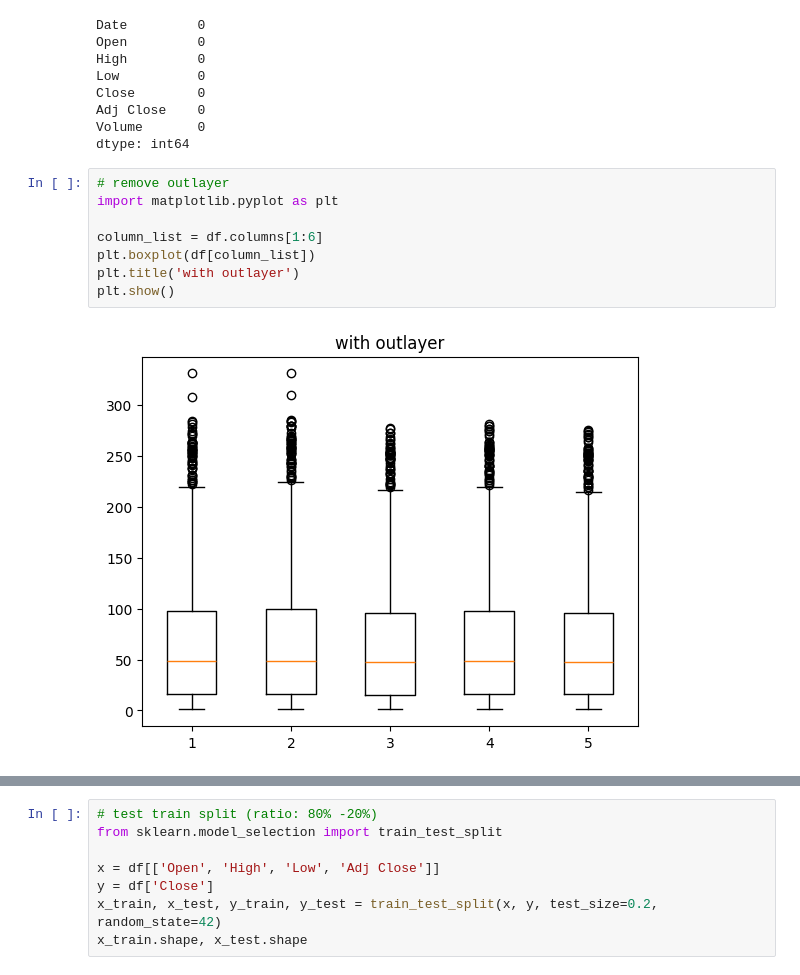
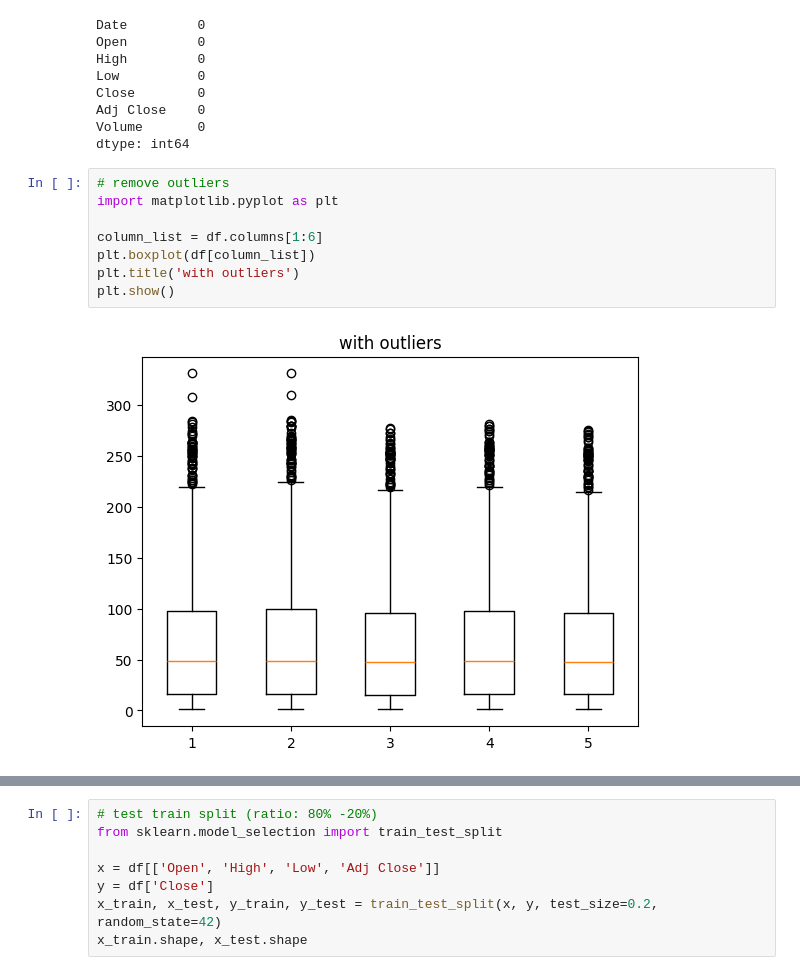
Before and after one commit to mohitnandaniya/Data-Science, a Jupyter notebook: P1/Pridecting_RPower_Prices.ipynb, the cells around one changed output, grey strips where cells are left out. Cells and saved outputs as stored; diff of their text form.

```diff
--- a/P1/Pridecting_RPower_Prices.ipynb
+++ b/P1/Pridecting_RPower_Prices.ipynb
@@ -47,15 +47,15 @@ Adj Close    0
 Volume       0
 dtype: int64
 # %%
-# remove outlayer
+# remove outliers
 import matplotlib.pyplot as plt
 
 column_list = df.columns[1:6]
 plt.boxplot(df[column_list])
-plt.title('with outlayer')
+plt.title('with outliers')
 plt.show()
 # %% [output]
-[figure, old version]
+[figure, new version]
 # %%
 for column in column_list:
     df = df[(df[column]<=200)&(df[column]>=1)]
```
Also changed, not shown: parts of 1 cell of this notebook, 4 other files.
